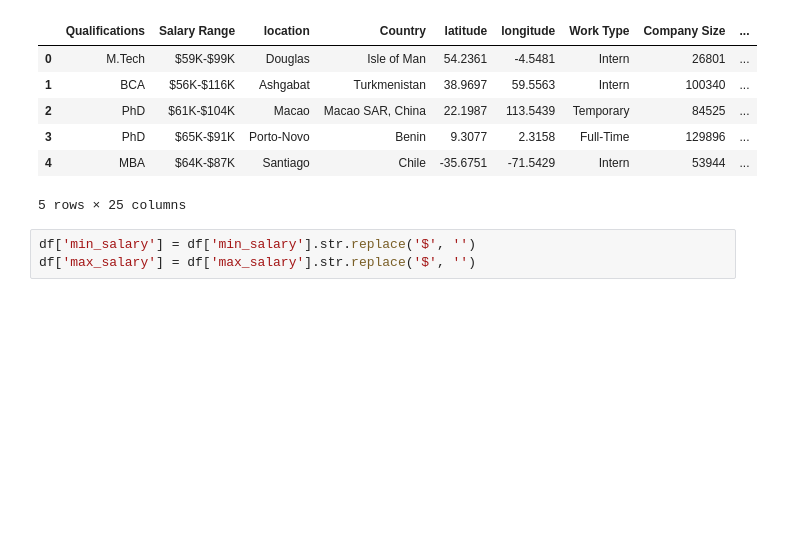
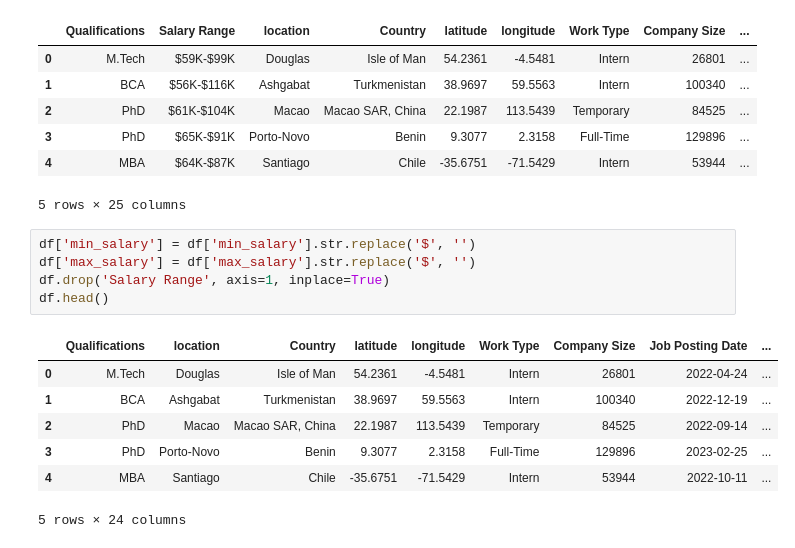
Before and after one commit to Khoulykid/Sector-Predictor, a Jupyter notebook: processing.ipynb, the cells around one changed output. Drawn from its saved outputs; the diff is of its cells as text; blank space fills up the shorter version.

```diff
--- a/processing.ipynb
+++ b/processing.ipynb
@@ -43,3 +43,13 @@ df.head()
 # %%
 df['min_salary'] = df['min_salary'].str.replace('$', '')
 df['max_salary'] = df['max_salary'].str.replace('$', '')
+df.drop('Salary Range', axis=1, inplace=True)
+df.head()
+# %% [output]
+|  | Qualifications | location | Country | latitude | longitude | Work Type | Company Size | Job Posting Date | ... |
+| 0 | M.Tech | Douglas | Isle of Man | 54.2361 | -4.5481 | Intern | 26801 | 2022-04-24 | ... |
+| 1 | BCA | Ashgabat | Turkmenistan | 38.9697 | 59.5563 | Intern | 100340 | 2022-12-19 | ... |
+| 2 | PhD | Macao | Macao SAR, China | 22.1987 | 113.5439 | Temporary | 84525 | 2022-09-14 | ... |
+| 3 | PhD | Porto-Novo | Benin | 9.3077 | 2.3158 | Full-Time | 129896 | 2023-02-25 | ... |
+| 4 | MBA | Santiago | Chile | -35.6751 | -71.5429 | Intern | 53944 | 2022-10-11 | ... |
+5 rows × 24 columns
```
Also changed, not shown: parts of 1 cell of this notebook.
